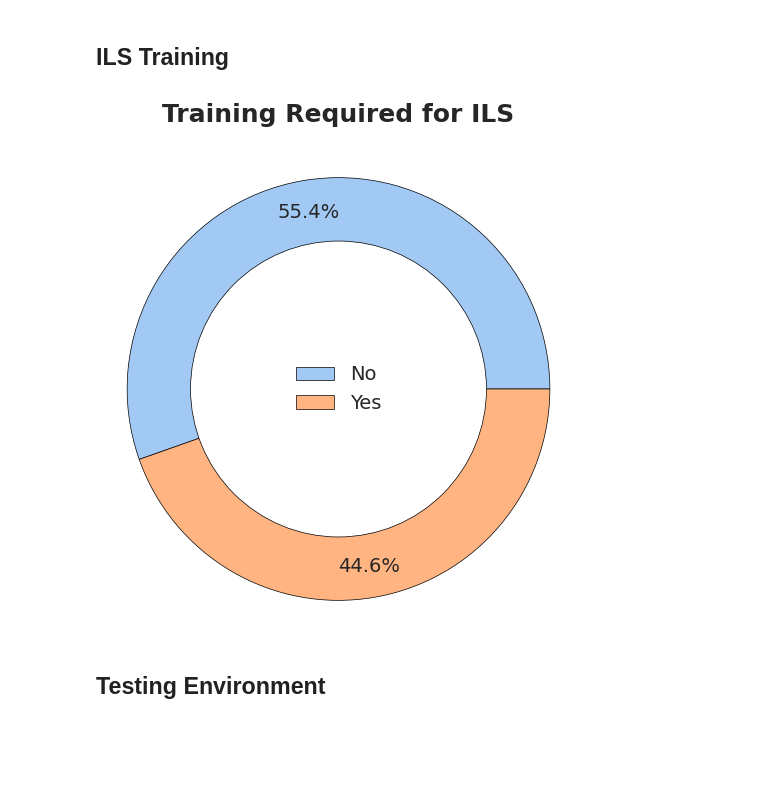
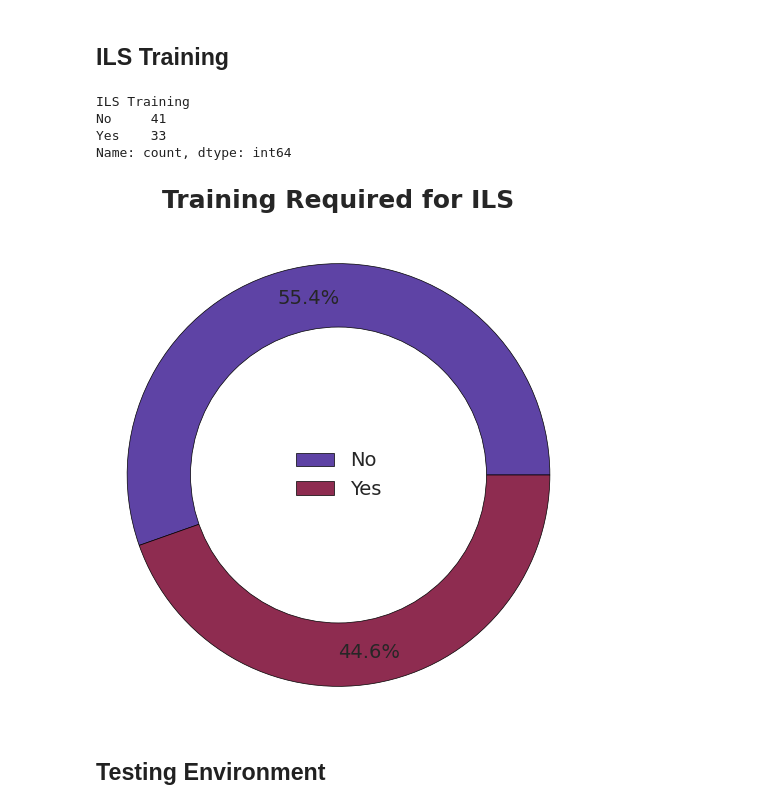
Before and after one commit to icezimmer/TEC_survey, a Jupyter notebook: TEC_survey_analysis.ipynb, the cells around one changed output. Drawn from its saved outputs; the diff is of its cells as text; code cells hidden in the pictures; blank space fills up the shorter version.

```diff
--- a/TEC_survey_analysis.ipynb
+++ b/TEC_survey_analysis.ipynb
@@ -207,7 +207,7 @@ wedges, texts, autotexts = plt.pie(
     autopct='%1.1f%%',  # Show percentage
     startangle=0,  # Rotate for better layout
     wedgeprops={'edgecolor': 'black', 'linewidth': 0.5},  # Internal borders for each slice
-    colors=sns.color_palette("pastel", len(dataset_counts)),  # Use Seaborn's pastel color palette
+    colors=sns.color_palette('twilight', len(dataset_counts)),  # Use Seaborn's pastel color palette
     pctdistance=0.85  # Adjust percentage text position
 )
 
@@ -233,7 +233,10 @@ plt.axis('equal')
 plt.legend(labels=dataset_counts.index, loc='center', fontsize=14, frameon=False)
 
 # Save the figure
-plt.savefig('dataset_pie.pdf', bbox_inches='tight', dpi=300)
+plt.savefig('plots/dataset_pie.pdf', bbox_inches='tight', dpi=300)
+
+# Print
+print(dataset_counts)
 
 # Show the plot
 plt.show()
@@ -273,7 +293,7 @@ wedges, texts, autotexts = plt.pie(
     autopct='%1.1f%%',  # Show percentage
     startangle=190,  # Rotate for better layout
     wedgeprops={'edgecolor': 'black', 'linewidth': 0.5},  # Internal borders for each slice
-    colors=sns.color_palette("pastel", len(integration_counts)),  # Use Seaborn's pastel color palette
+    colors=sns.color_palette('twilight', len(integration_counts)),  # Use Seaborn's pastel color palette
     pctdistance=0.8  # Adjust percentage text position
 )
 
@@ -296,7 +316,10 @@ for autotext in autotexts:
 plt.axis('equal')
 
 # Save the figure
-plt.savefig('integration_level_pie.pdf', bbox_inches='tight', dpi=300)
+plt.savefig('plots/integration_level_pie.pdf', bbox_inches='tight', dpi=300)
+
+# Print
+print(integration_counts)
 
 # Show the plot
 plt.show()
@@ -339,7 +381,7 @@ wedges, texts, autotexts = plt.pie(
     autopct='%1.1f%%',  # Show percentage
     startangle=0,  # Rotate for better layout
     wedgeprops={'edgecolor': 'black', 'linewidth': 0.5},  # Internal borders for each slice
-    colors=sns.color_palette("pastel", len(infrastructure_counts)),  # Use Seaborn's pastel color palette
+    colors=sns.color_palette('twilight', len(infrastructure_counts)),  # Use Seaborn's pastel color palette
     pctdistance=0.85  # Adjust percentage text position
 )
 
@@ -365,7 +407,9 @@ plt.axis('equal')
 plt.legend(labels=infrastructure_counts.index, loc='center', fontsize=14, frameon=False)
 
 # Save the figure
-plt.savefig('infrastructure_required_pie.pdf', bbox_inches='tight', dpi=300)
+plt.savefig('plots/infrastructure_required_pie.pdf', bbox_inches='tight', dpi=300)
+
+print(infrastructure_counts)
 
 # Show the plot
 plt.show()
@@ -387,7 +435,7 @@ wedges, texts, autotexts = plt.pie(
     autopct='%1.1f%%',  # Show percentage
     startangle=0,  # Rotate for better layout
     wedgeprops={'edgecolor': 'black', 'linewidth': 0.5},  # Internal borders for each slice
-    colors=sns.color_palette("pastel", len(trl_counts)),  # Use Seaborn's pastel color palette
+    colors=sns.color_palette('twilight', len(trl_counts)),  # Use Seaborn's pastel color palette
     pctdistance=0.85  # Adjust percentage text position
 )
 
@@ -413,7 +461,9 @@ plt.axis('equal')
 plt.legend(labels=trl_counts.index, loc='center', fontsize=14, frameon=False)
 
 # Save the figure
-plt.savefig('trl_pie.pdf', bbox_inches='tight', dpi=300)
+plt.savefig('plots/trl_pie.pdf', bbox_inches='tight', dpi=300)
+
+print(trl_counts)
 
 # Show the plot
 plt.show()
@@ -507,38 +572,44 @@ wedges, texts, autotexts = plt.pie(
     autopct='%1.1f%%',  # Show percentage
     startangle=0,  # Rotate for better layout
     wedgeprops={'edgecolor': 'black', 'linewidth': 0.5},  # Internal borders for each slice
-    colors=sns.color_palette("pastel", len(ils_training_counts)),  # Use Seaborn's pastel color palette
+    colors=sns.color_palette('twilight', len(ils_training_counts)),  # Use Seaborn's pastel color palette
     pctdistance=0.85  # Adjust percentage text position
 )
 
 # Add a white circle in the center to create the donut effect
 centre_circle = plt.Circle((0, 0), 0.7, fc='white', edgecolor='black', linewidth=0.5)  # Inner border added
 plt.gca().add_artist(centre_circle)
 
 # Apply the same title format as before
 plt.title("Training Required for ILS\n", fontsize=18, fontweight='bold')
 
 # Set font size for labels (category names)
 for text in texts:
     text.set_fontsize(16)  # Adjust category label font size
 
 # Set font size for percentages inside the slices
 for autotext in autotexts:
     autotext.set_fontsize(14)  # Adjust percentage font size
 
 # Ensure the chart remains circular
 plt.axis('equal')
 
 # Add Legend
 plt.legend(labels=ils_training_counts.index, loc='center', fontsize=14, frameon=False)
 
 # Save the figure
-plt.savefig('ils_training_pie.pdf', bbox_inches='tight', dpi=300)
+plt.savefig('plots/ils_training_pie.pdf', bbox_inches='tight', dpi=300)
+
+print(ils_training_counts)
 
 # Show the plot
 plt.show()
 # %% [output]
+ILS Training
+No     41
+Yes    33
+Name: count, dtype: int64
-[figure, old version]
+[figure, new version]
 # %% [markdown]
 ## Testing Environment
 # %%
```
Also changed, not shown: parts of 21 cells of this notebook, 22 other files.
